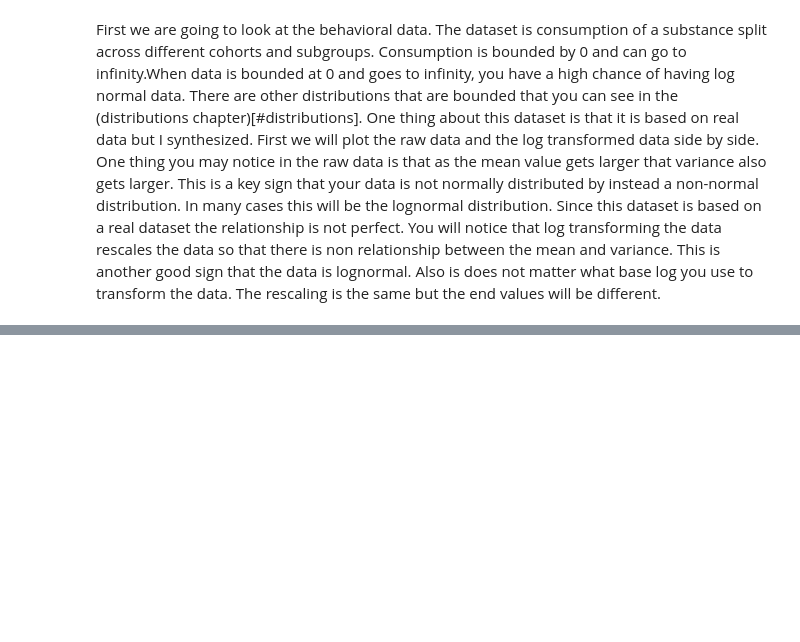
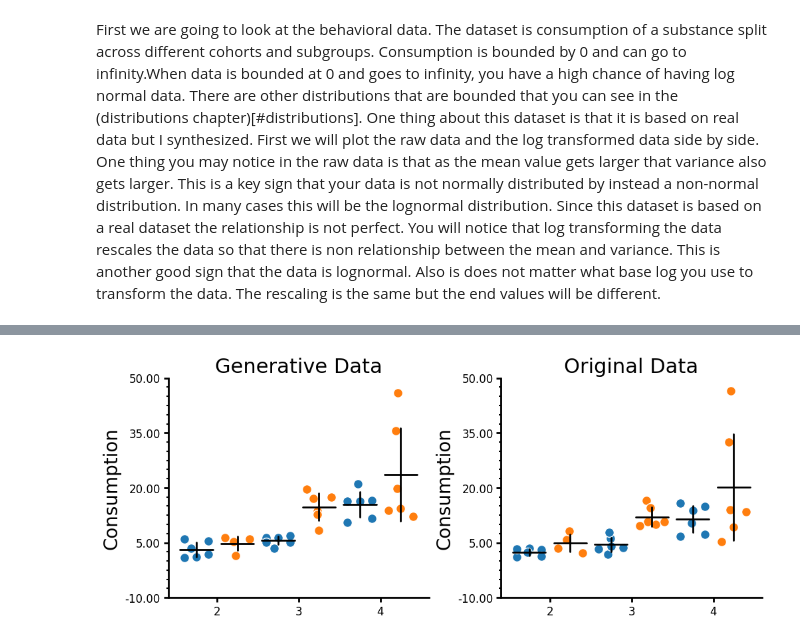
Before and after one commit to LarsHenrikNelson/PatchClampHandbook, a Jupyter notebook: nb/statistics_as_gen_model.ipynb, the cells around one changed output, grey strips where cells are left out. Drawn from its saved outputs; the diff is of its cells as text; code cells hidden in the pictures; blank space fills up the shorter version.

```diff
--- a/nb/statistics_as_gen_model.ipynb
+++ b/nb/statistics_as_gen_model.ipynb
@@ -90,4 +115,5 @@ Log model
 # %%
 formula = "con_log ~ C(Cohort, Diff) + C(Sex, Sum)"
-logmodel = smf.rlm(formula, data=data, M=sm.robust.norms.HuberT()).fit()
+formula = "np.log(consumption) ~ C(Cohort, Diff) + C(Sex, Sum)"
+logmodel = smf.ols(formula, data=data).fit()
 print(logmodel.summary())
@@ -125,31 +179,33 @@ plot = (
 # %%
 pred_probs = logmodel.predict(data)
 logmodel_predictions = pd.DataFrame(
     {
-        "consumption": 10 ** rng.normal(loc=pred_probs, scale=logmodel.scale),
+        "consumption": np.exp(rng.normal(loc=pred_probs, scale=np.sqrt(logmodel.scale)))*np.exp(1/2*logmodel.scale),
         "Cohort": data["Cohort"],
         "Sex": data["Sex"],
         "Tx": data["Tx"],
     }
 )
 fig, ax = plt.subplots(ncols=2, figsize=(10, 4), layout="constrained")
 plot = (
     CategoricalPlot(logmodel_predictions)
     .grouping(group="Cohort", subgroup="Sex", subgroup_order=["M", "F"])
     .plot_data(y="consumption", ylabel="Consumption", title="Generative Data")
     .jitter(markersize=10, width=0.6)
     .summary(barwidth=0.8, err_func="std")
     .axis(ydecimals=2)
     .axis_format(yminorticks=5)
     .plot(figure=fig, axes=ax[0])
 )
 plot = (
     CategoricalPlot(data)
     .grouping(group="Cohort", subgroup="Sex", subgroup_order=["M", "F"])
     .plot_data(y="consumption", ylabel="Consumption", title="Original Data")
     .jitter(markersize=10, width=0.6)
     .summary(barwidth=0.8, err_func="std")
     .axis(ydecimals=2)
     .axis_format(yminorticks=5)
     .plot(figure=fig, axes=ax[1])
 )
+# %% [output]
+[figure, added]
```
Also changed, not shown: parts of 11 cells of this notebook.
